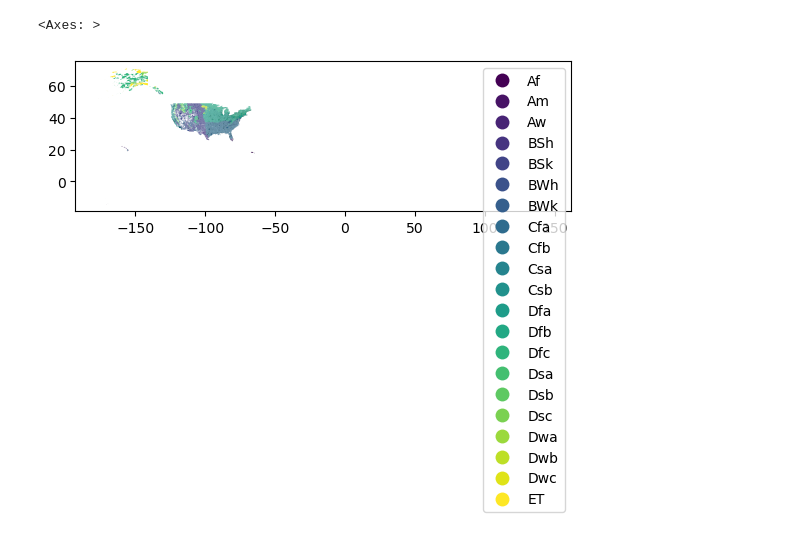
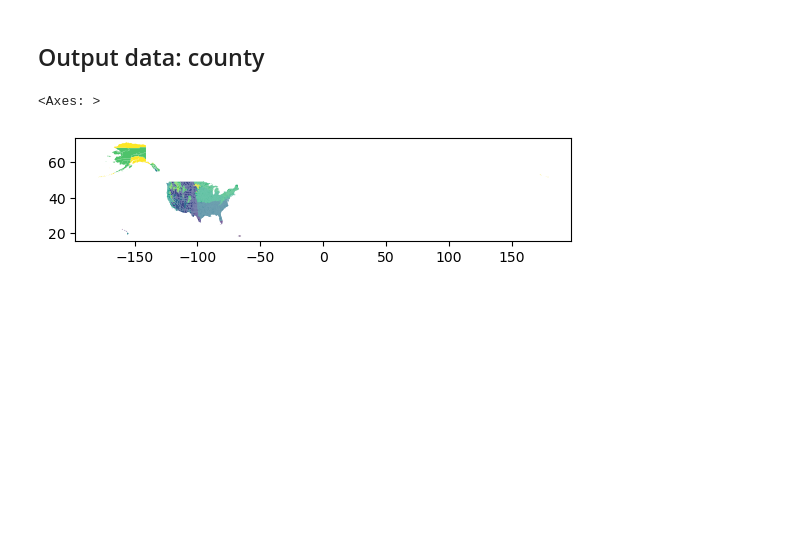
Before and after one commit to NSAPH-Data-Processing/climate_types_raster2polygon, a Jupyter notebook: notes/eda.ipynb, the cells around one changed output. Drawn from its saved outputs; the diff is of its cells as text; code cells hidden in the pictures; blank space fills up the shorter version.

Commit message:
prepared output eda

```diff
--- a/notes/eda.ipynb
+++ b/notes/eda.ipynb
@@ -21,20 +60,20 @@ plt.show()
+# %% [markdown]
+## Output data: county
 # %%
+# Read the aggregated climate types file
+pq_file = 'data/output/climate_types_raster2polygon/climate_types_county_2015.parquet'
+climate_types_df = pq.read_table(pq_file).to_pandas()
+
 # Read the shapefile
-shapefile_path = 'data/input/shapefiles/shapefile_cb_zcta_2015/shapefile.shp'
+shapefile_path = 'data/input/shapefiles/shapefile_county_2015/shapefile.shp'
 shapefile = gpd.read_file(shapefile_path)
-shapefile.ZCTA5CE10 = shapefile.ZCTA5CE10.astype(int)
-shapefile.rename(columns={'ZCTA5CE10': 'ZCTA5'}, inplace=True)
+shapefile.rename(columns={'GEOID': 'county'}, inplace=True)
 
-# Read the aggregated climate types file
-climate_types_path = 'data/output/climate_types_raster2polygon/climate_types_cb_zcta_2015.csv'
-climate_types_df = pd.read_csv(climate_types_path)
-climate_types_df.rename(columns={'id': 'ZCTA5'}, inplace=True)
+# Merge the shapefile and df based on a common column
+merged_data = shapefile.merge(climate_types_df, on='county')
 
-# Merge the shapefile and CSV based on a common column
-merged_data = shapefile.merge(climate_types_df, on='ZCTA5')
+# Plot the merged data
+merged_data.plot(column='climate_type_short', cmap='viridis', legend=False)
+# %% [output]
+<Axes: >
+[figure, added]
-# %%
-# Plot the merged data
-merged_data.plot(column='climate_type_short', cmap='viridis', legend=True)
-# %% [output]
-<Axes: >
-[figure, removed]
```
Also changed, not shown: parts of 9 cells of this notebook, 1 other file.
